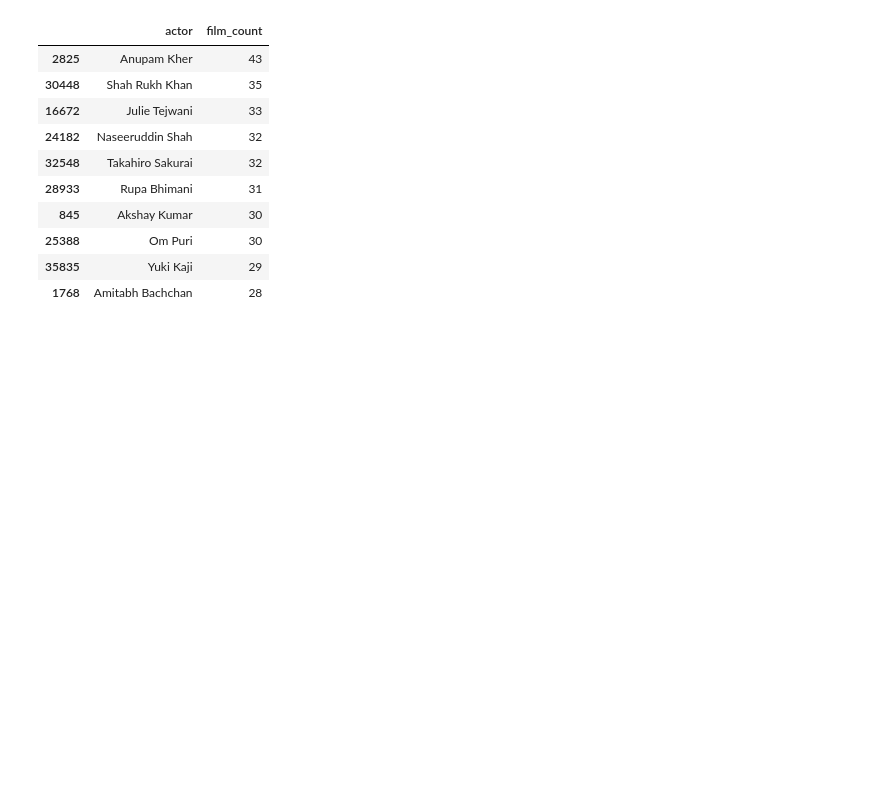
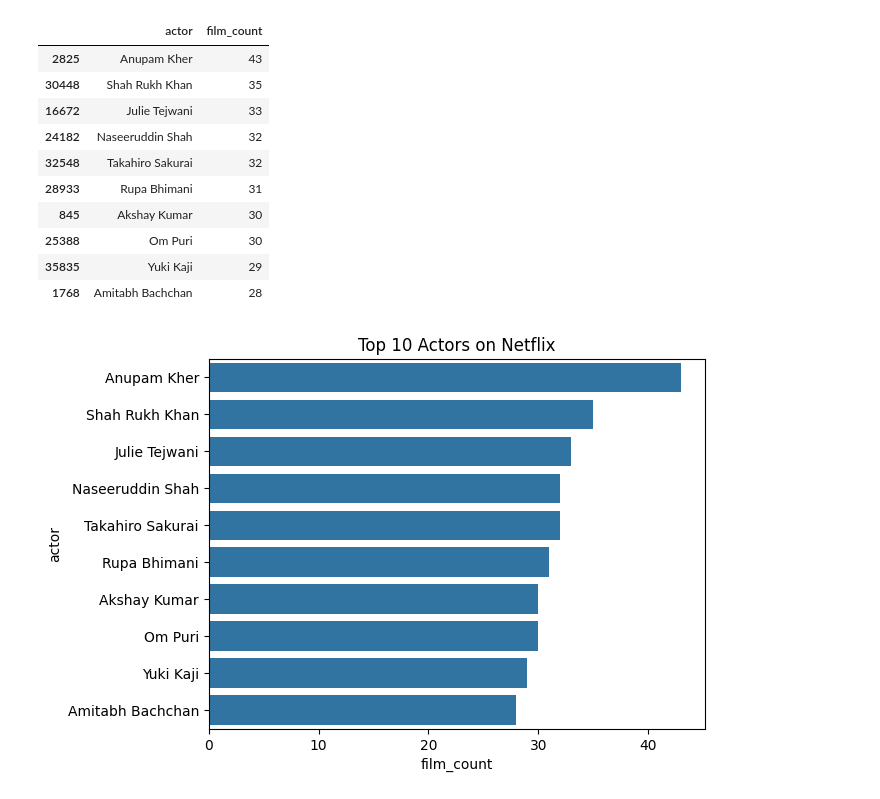
Before and after one commit to pragnakulkarni/Netflix-Movies-and-TV-Shows, a Jupyter notebook: Welcome_To_Colab.ipynb, the cells around one changed output. Cells and saved outputs as stored; diff of their text form; code cells hidden in the pictures; blank space fills up the shorter version.

```diff
--- a/Welcome_To_Colab.ipynb
+++ b/Welcome_To_Colab.ipynb
@@ -327,3 +328,9 @@ top_10_actors
 | 25388 | Om Puri | 30 |
 | 35835 | Yuki Kaji | 29 |
 | 1768 | Amitabh Bachchan | 28 |
+# %%
+sns.barplot(data = top_10_actors, x = 'film_count', y = 'actor', orient = 'h')
+plt.title('Top 10 Actors on Netflix')
+plt.show()
+# %% [output]
+[figure, added]
```
Also changed, not shown: parts of 1 cell of this notebook.
